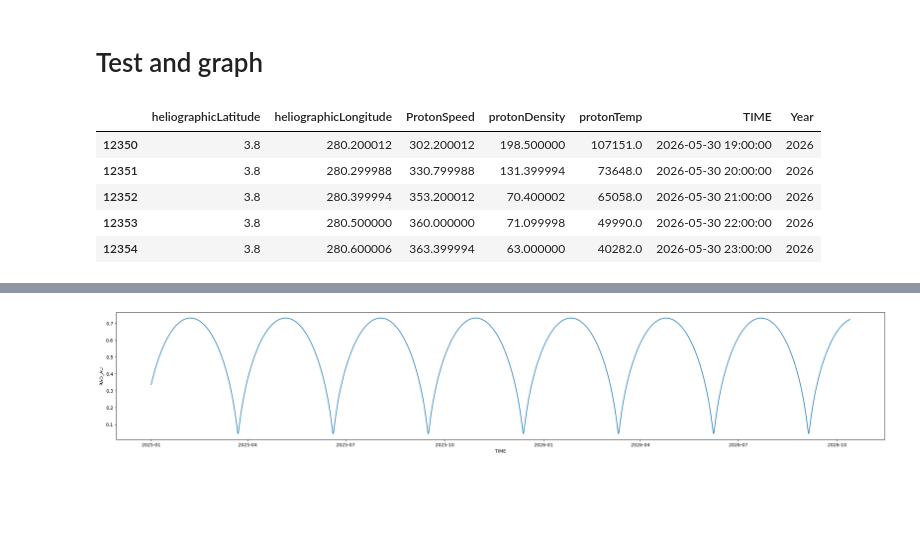
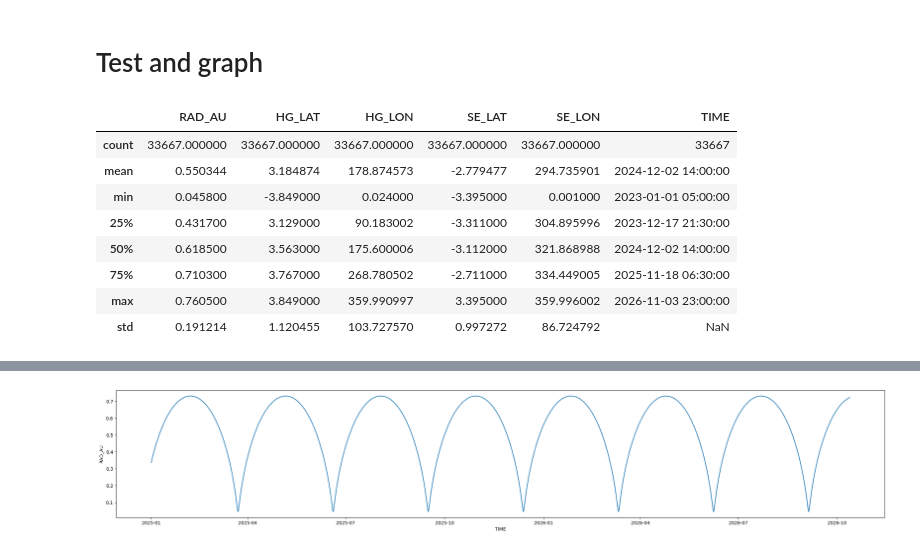
Before and after one commit to iDelfin/ParkerSP_Data_information, a Jupyter notebook: dataExploration.ipynb, the cells around one changed output, grey strips where cells are left out. Saved outputs shown, nothing was run; the diff lists cells and outputs as text; code cells hidden in the pictures; blank space fills up the shorter version.

```diff
--- a/dataExploration.ipynb
+++ b/dataExploration.ipynb
@@ -331,8 +102,8 @@ cdas.get_variables("PSP_HELIO1HR_POSITION")
 # Test and graph
 # %%
 
-status, data = cdas.get_data("PSP_COHO1HR_MERGED_MAG_PLASMA", ["heliographicLatitude", "heliographicLongitude", "ProtonSpeed", "protonDensity", "protonTemp"], "2025-01-01T04:04:15.000Z", "2026-10-12T23:59:49.000Z")
-status_2, data_2 = cdas.get_data("PSP_HELIO1HR_POSITION", ["RAD_AU", "HG_LAT", "HG_LON"], "2025-01-01T04:04:15.000Z", "2026-10-12T23:59:49.000Z")
+status, data = cdas.get_data("PSP_COHO1HR_MERGED_MAG_PLASMA", ["heliographicLatitude", "heliographicLongitude", "B", "ProtonSpeed", "protonDensity", "protonTemp"], "2023-01-01T04:04:15.000Z", "2026-11-03T23:59:49.000Z")
+status_2, data_2 = cdas.get_data("PSP_HELIO1HR_POSITION", ["RAD_AU", "HG_LAT", "HG_LON", "SE_LAT", "SE_LON"], "2023-01-01T04:04:15.000Z", "2026-11-03T23:59:49.000Z")
 PSP_Sdata = pd.DataFrame.from_dict(data)
 PSP_Ddata = pd.DataFrame.from_dict(data_2)
 #PSP_Sdata =
@@ -346,9 +116,13 @@ PSP_Sdata["Year"] = PSP_Sdata["TIME"].dt.year
 # %%
-PSP_Sdata[(PSP_Sdata["protonTemp"]>0) & (PSP_Sdata["ProtonSpeed"]>0) & (PSP_Sdata["protonDensity"]>0)].tail()
+PSP_Ddata.describe()
+#[(PSP_Sdata["protonTemp"]>0) & (PSP_Sdata["ProtonSpeed"]>0) & (PSP_Sdata["protonDensity"]>0)]
 # %% [output]
-|  | heliographicLatitude | heliographicLongitude | ProtonSpeed | protonDensity | protonTemp | TIME | Year |
-| 12350 | 3.8 | 280.200012 | 302.200012 | 198.500000 | 107151.0 | 2026-05-30 19:00:00 | 2026 |
-| 12351 | 3.8 | 280.299988 | 330.799988 | 131.399994 | 73648.0 | 2026-05-30 20:00:00 | 2026 |
-| 12352 | 3.8 | 280.399994 | 353.200012 | 70.400002 | 65058.0 | 2026-05-30 21:00:00 | 2026 |
-| 12353 | 3.8 | 280.500000 | 360.000000 | 71.099998 | 49990.0 | 2026-05-30 22:00:00 | 2026 |
-| 12354 | 3.8 | 280.600006 | 363.399994 | 63.000000 | 40282.0 | 2026-05-30 23:00:00 | 2026 |
+|  | RAD_AU | HG_LAT | HG_LON | SE_LAT | SE_LON | TIME |
+| count | 33667.000000 | 33667.000000 | 33667.000000 | 33667.000000 | 33667.000000 | 33667 |
+| mean | 0.550344 | 3.184874 | 178.874573 | -2.779477 | 294.735901 | 2024-12-02 14:00:00 |
+| min | 0.045800 | -3.849000 | 0.024000 | -3.395000 | 0.001000 | 2023-01-01 05:00:00 |
+| 25% | 0.431700 | 3.129000 | 90.183002 | -3.311000 | 304.895996 | 2023-12-17 21:30:00 |
+| 50% | 0.618500 | 3.563000 | 175.600006 | -3.112000 | 321.868988 | 2024-12-02 14:00:00 |
+| 75% | 0.710300 | 3.767000 | 268.780502 | -2.711000 | 334.449005 | 2025-11-18 06:30:00 |
+| max | 0.760500 | 3.849000 | 359.990997 | 3.395000 | 359.996002 | 2026-11-03 23:00:00 |
+| std | 0.191214 | 1.120455 | 103.727570 | 0.997272 | 86.724792 | NaN |
```
Also changed, not shown: parts of 56 cells of this notebook.
